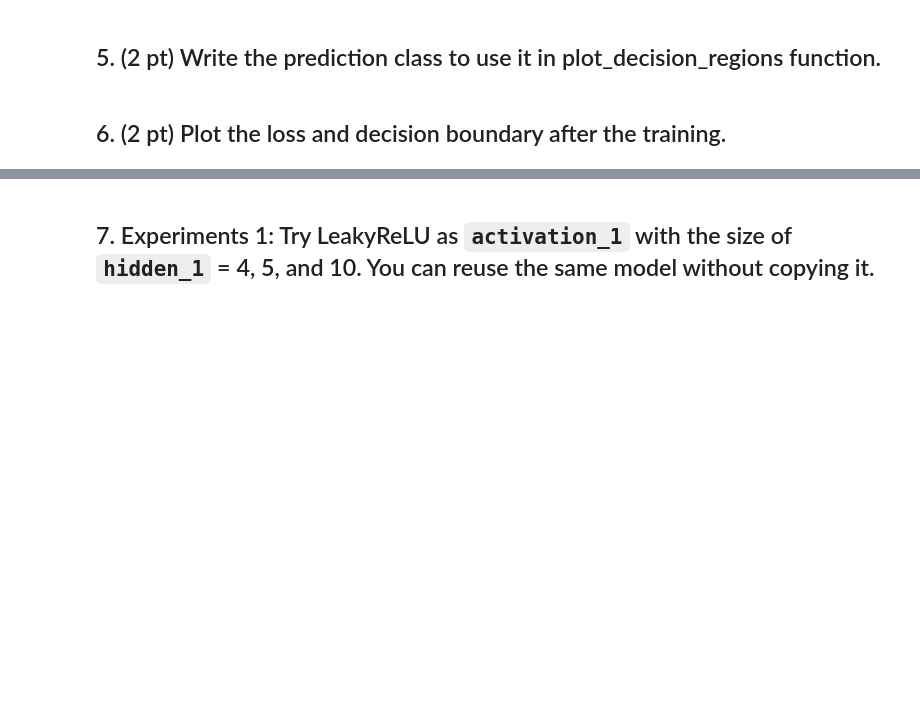
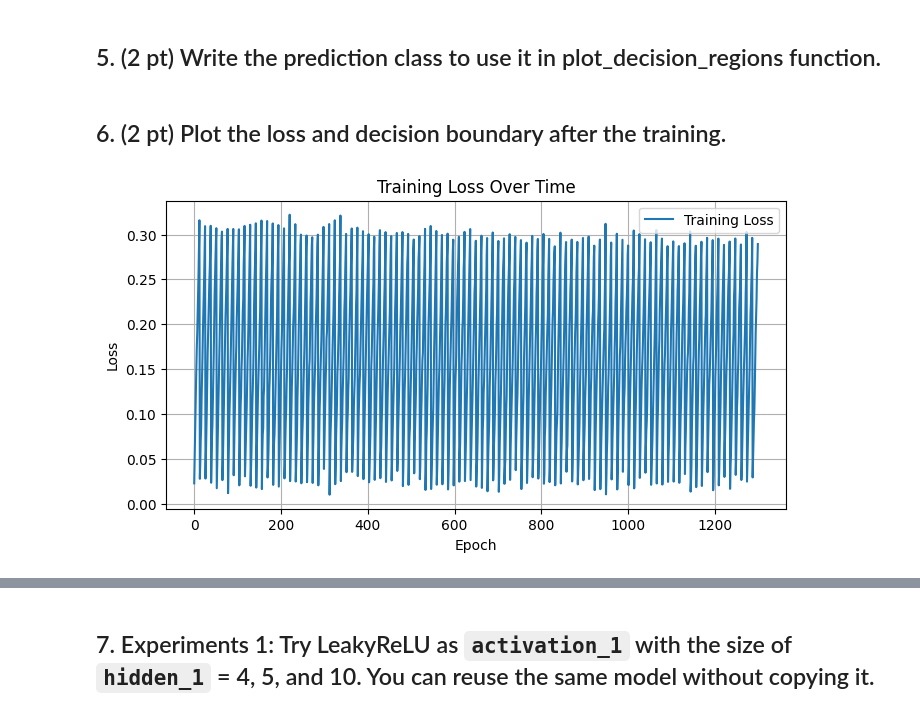
Before and after one commit to ansleyo/RIT_ML, a Jupyter notebook: 2025_spring/Week11_MLP/HW10.ipynb, the cells around one changed output, grey strips where cells are left out. Saved outputs shown, nothing was run; the diff lists cells and outputs as text; code cells hidden in the pictures; blank space fills up the shorter version.

```diff
--- a/2025_spring/Week11_MLP/HW10.ipynb
+++ b/2025_spring/Week11_MLP/HW10.ipynb
@@ -37,5 +44,7 @@ x.shape, y.shape
 # %% [markdown]
 ## 2. (1 pt) Create DataLoader object.
+# %%
+dataloader = DataLoader(dataset, batch_size=32, shuffle=True)
 # %% [markdown]
 ## 3. (3 pt) Construct the model
 $$
@@ -47,2 +80,29 @@ Use `Sigmoid` function as activation on this step.
+# %%
+model = SimpleNN()
+# %%
+# Loss function and optimizer
+criterion = nn.BCEWithLogitsLoss()
+optimizer = optim.Adam(model.parameters(), lr=0.01)
+# %%
+# Training loop
+loss_history = []
+epochs = 100
+for epoch in range(epochs):
+    running_loss = 0.0
+    for inputs, labels in tqdm(dataloader, desc=f"Epoch {epoch+1}/{epochs}", leave=False):
+        # Forward pass
+        outputs = model(inputs).squeeze()  # shape (batch_size)
+        labels = labels.squeeze()         # shape (batch_size)
+
+        loss = criterion(outputs, labels)
+
+        # Backward pass and optimization
+        optimizer.zero_grad()
+        loss.backward()
+        optimizer.step()
+
+        running_loss += loss.item()
+
+        loss_history.append(running_loss / len(dataloader))
 # %% [markdown]
 ## 5. (2 pt) Write the prediction class to use it in plot_decision_regions function.
@@ -49,2 +118,15 @@ Use `Sigmoid` function as activation on this step.
 # %% [markdown]
 ## 6. (2 pt) Plot the loss and decision boundary after the training.
+# %%
+import matplotlib.pyplot as plt
+
+plt.figure(figsize=(8, 4))
+plt.plot(loss_history, label='Training Loss')
+plt.xlabel('Epoch')
+plt.ylabel('Loss')
+plt.title('Training Loss Over Time')
+plt.legend()
+plt.grid(True)
+plt.show()
+# %% [output]
+[figure, added]
```
Also changed, not shown: parts of 6 cells of this notebook.
